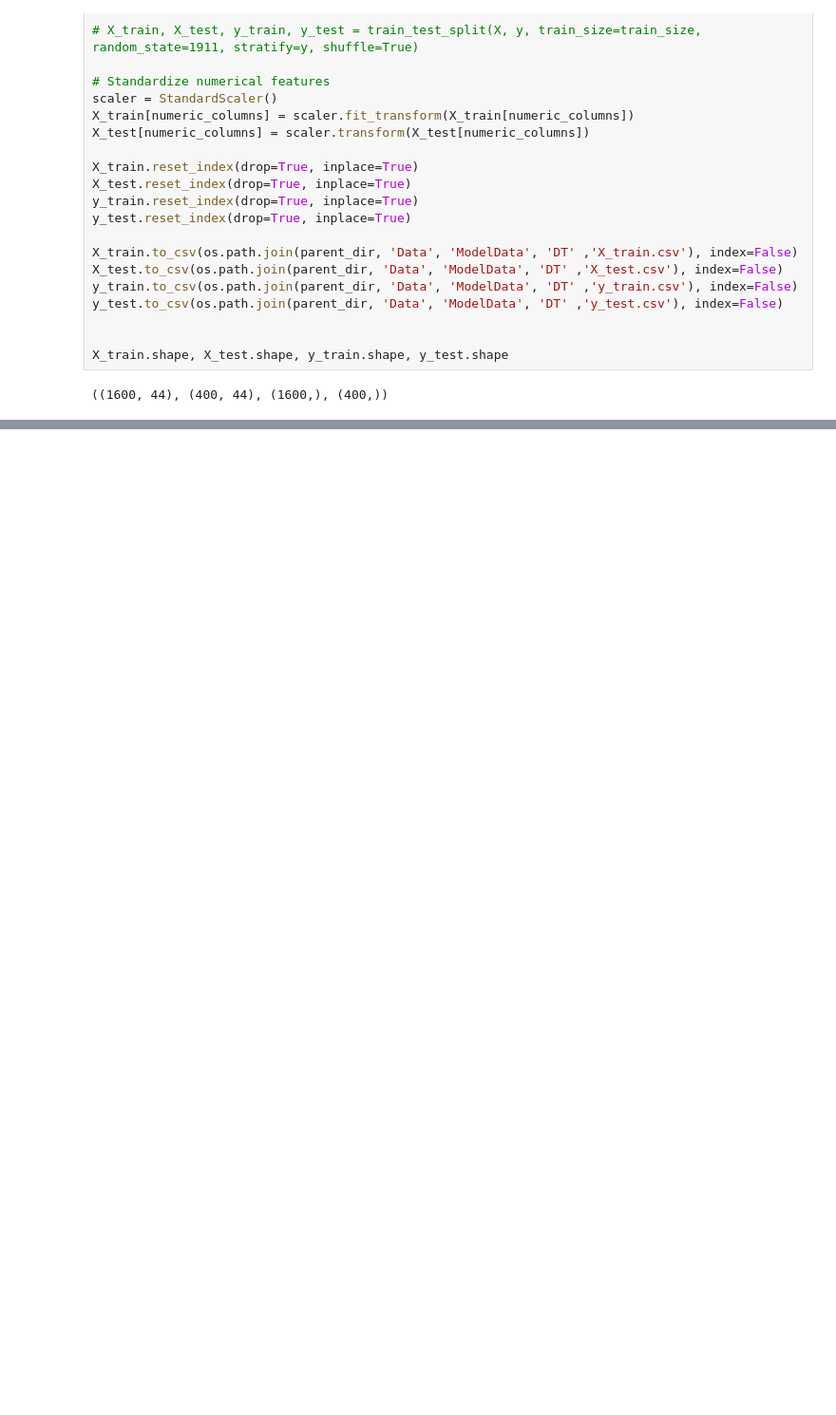
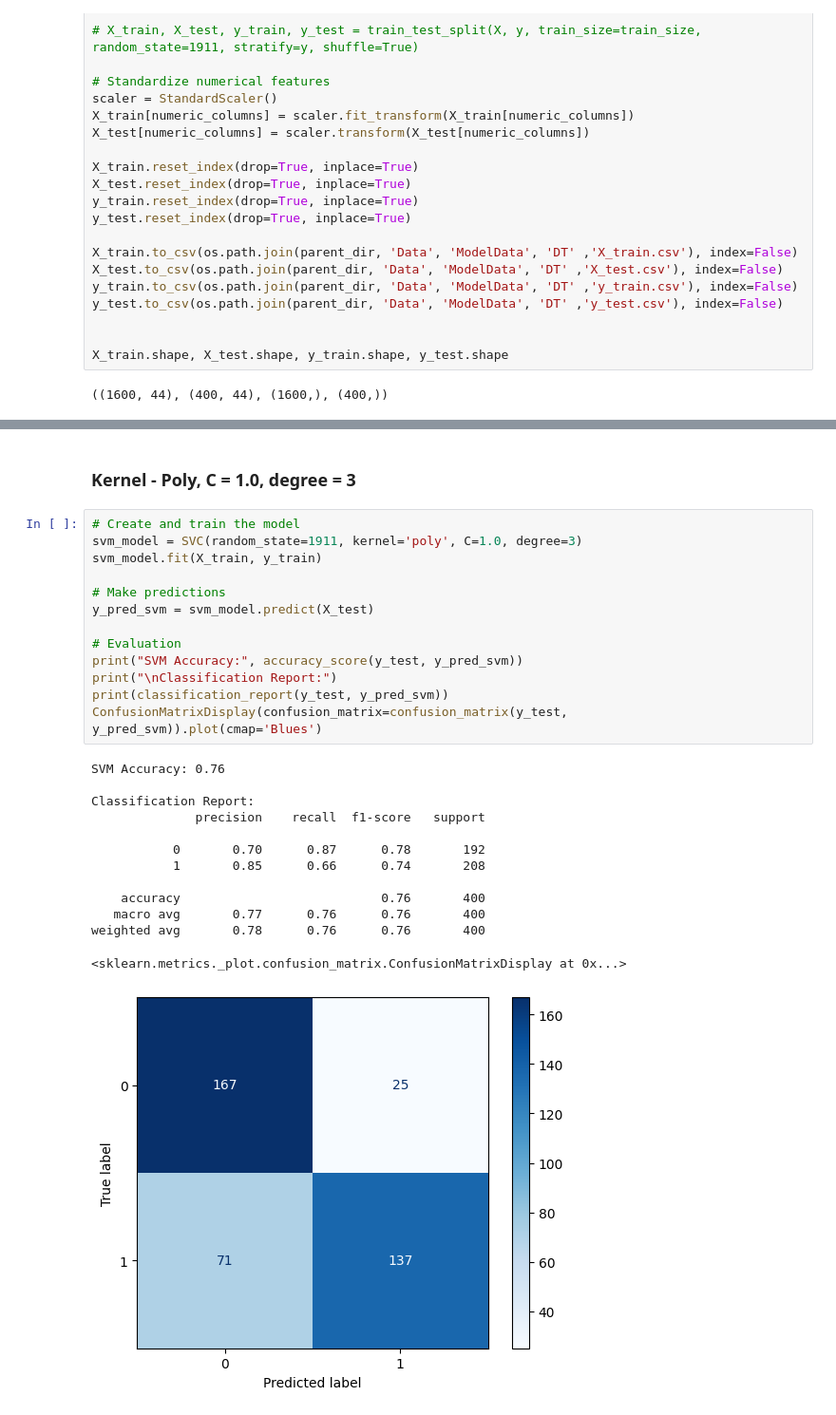
Before and after one commit to prnv19/FootballAnalytics, a Jupyter notebook: Classification/SVC.ipynb, the cells around one changed output, grey strips where cells are left out. Shown at 95% size. Cells and saved outputs as stored; diff of their text form; blank space fills up the shorter version.

```diff
--- a/Classification/SVC.ipynb
+++ b/Classification/SVC.ipynb
@@ -114,0 +146,29 @@ weighted avg       0.81      0.81      0.81       400
+# %% [markdown]
+### Kernel - Poly, C = 1.0, degree = 3
+# %%
+# Create and train the model
+svm_model = SVC(random_state=1911, kernel='poly', C=1.0, degree=3)
+svm_model.fit(X_train, y_train)
+
+# Make predictions
+y_pred_svm = svm_model.predict(X_test)
+
+# Evaluation
+print("SVM Accuracy:", accuracy_score(y_test, y_pred_svm))
+print("\nClassification Report:")
+print(classification_report(y_test, y_pred_svm))
+ConfusionMatrixDisplay(confusion_matrix=confusion_matrix(y_test, y_pred_svm)).plot(cmap='Blues')
+# %% [output]
+SVM Accuracy: 0.76
+
+Classification Report:
+              precision    recall  f1-score   support
+
+           0       0.70      0.87      0.78       192
+           1       0.85      0.66      0.74       208
+
+    accuracy                           0.76       400
+   macro avg       0.77      0.76      0.76       400
+weighted avg       0.78      0.76      0.76       400
+<sklearn.metrics._plot.confusion_matrix.ConfusionMatrixDisplay at 0x...>
+[figure, added]
```
Also changed, not shown: parts of 5 cells of this notebook.
